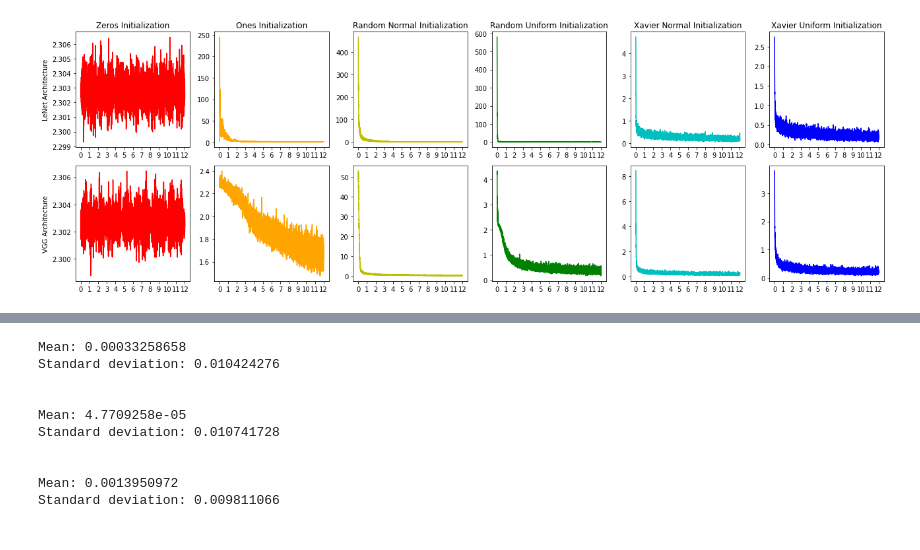
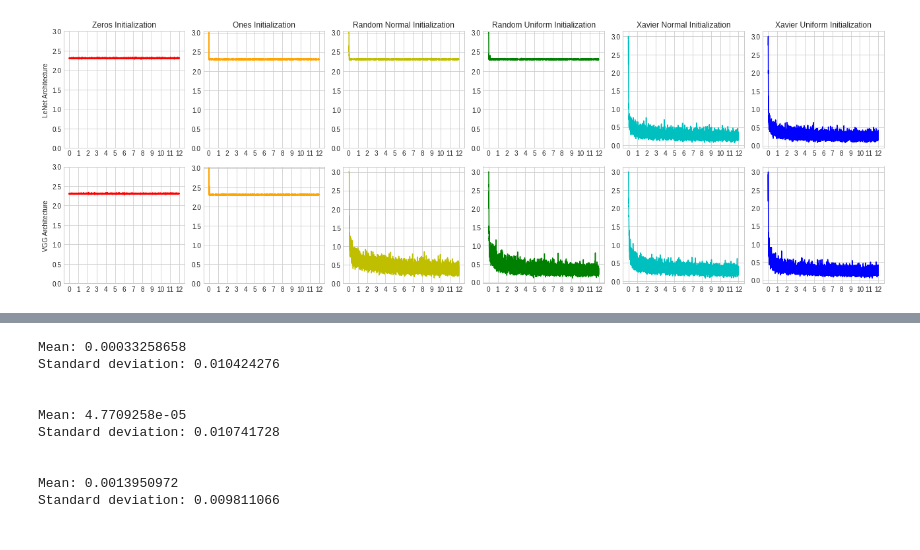
Before and after one commit to j93hahn/neural-networks, a Jupyter notebook: results/visualizer.ipynb, the cells around one changed output, grey strips where cells are left out. Cells and saved outputs as stored; diff of their text form; code cells hidden in the pictures.

```diff
--- a/results/visualizer.ipynb
+++ b/results/visualizer.ipynb
@@ -4,3 +4,5 @@ import matplotlib.pyplot as plt
 import numpy as np
 
 import torch
+
+plt.style.use('seaborn-whitegrid')
@@ -7,68 +66,67 @@ import torch
 # %%
 # generate loss plots for LeNet model on different weight initialization methods
+fig, axs = plt.subplots(2, 6, figsize=(18, 6))
+xs = np.arange(12 * 600)
 
-lenet_loss_z = np.load('experiments/weightinit/lenet-zeros-bn/loss.npy')
-lenet_loss_o = np.load('experiments/weightinit/lenet-ones-bn/loss.npy')
-lenet_loss_n = np.load('experiments/weightinit/lenet-normal-bn/loss.npy')
-lenet_loss_u = np.load('experiments/weightinit/lenet-uniform-bn/loss.npy')
-lenet_loss_xn = np.load('experiments/weightinit/lenet-xaviernorm-bn/loss.npy')
-lenet_loss_xu = np.load('experiments/weightinit/lenet-xavieruniform-bn/loss.npy')
-
-vgg_loss_z = np.load('experiments/weightinit/vgg-zeros-bn/loss.npy')
-vgg_loss_o = np.load('experiments/weightinit/vgg-ones-bn/loss.npy')
-vgg_loss_n = np.load('experiments/weightinit/vgg-normal-bn/loss.npy')
-vgg_loss_u = np.load('experiments/weightinit/vgg-uniform-bn/loss.npy')
-vgg_loss_xn = np.load('experiments/weightinit/vgg-xaviernorm-bn/loss.npy')
-vgg_loss_xu = np.load('experiments/weightinit/vgg-xavieruniform-bn/loss.npy')
-
-fig, axs = plt.subplots(2, 6, figsize=(18, 6))
+#make_plot(axs[0,0], np.arange(0, 12*600), lenet_loss_z.reshape(-1))
 
 axs[0,0].plot(lenet_loss_z.reshape(-1), color='r')
 axs[0,0].set_title("Zeros Initialization")
 axs[0,0].set_ylabel("LeNet Architecture")
 axs[0,0].set_xticks(np.linspace(0, 12*600, 13), labels=np.arange(0, 13))
+axs[0,0].set_yticks(np.linspace(0, 3, 7))
 
 axs[1,0].plot(vgg_loss_z.reshape(-1), color='r')
 axs[1,0].set_ylabel("VGG Architecture")
 axs[1,0].set_xticks(np.linspace(0, 12*600, 13), labels=np.arange(0, 13))
+axs[1,0].set_yticks(np.linspace(0, 3, 7))
 
 axs[0,1].plot(lenet_loss_o.reshape(-1), color='orange')
 axs[0,1].set_title("Ones Initialization")
 axs[0,1].set_xticks(np.linspace(0, 12*600, 13), labels=np.arange(0, 13))
+axs[0,1].set_yticks(np.linspace(0, 3, 7))
 
 axs[1,1].plot(vgg_loss_o.reshape(-1), color='orange')
 axs[1,1].set_xticks(np.linspace(0, 12*600, 13), labels=np.arange(0, 13))
+axs[1,1].set_yticks(np.linspace(0, 3, 7))
 
 axs[0,2].plot(lenet_loss_n.reshape(-1), color='y')
 axs[0,2].set_title("Random Normal Initialization")
 axs[0,2].set_xticks(np.linspace(0, 12*600, 13), labels=np.arange(0, 13))
+axs[0,2].set_yticks(np.linspace(0, 3, 7))
 
 axs[1,2].plot(vgg_loss_n.reshape(-1), color='y')
 axs[1,2].set_xticks(np.linspace(0, 12*600, 13), labels=np.arange(0, 13))
+axs[1,2].set_yticks(np.linspace(0, 3, 7))
 
 axs[0,3].plot(lenet_loss_u.reshape(-1), color='g')
 axs[0,3].set_title("Random Uniform Initialization")
 axs[0,3].set_xticks(np.linspace(0, 12*600, 13), labels=np.arange(0, 13))
+axs[0,3].set_yticks(np.linspace(0, 3, 7))
 
 axs[1,3].plot(vgg_loss_u.reshape(-1), color='g')
 axs[1,3].set_xticks(np.linspace(0, 12*600, 13), labels=np.arange(0, 13))
+axs[1,3].set_yticks(np.linspace(0, 3, 7))
 
 axs[0,4].plot(lenet_loss_xn.reshape(-1), color='c')
 axs[0,4].set_title("Xavier Normal Initialization")
 axs[0,4].set_xticks(np.linspace(0, 12*600, 13), labels=np.arange(0, 13))
 
 axs[1,4].plot(vgg_loss_xn.reshape(-1), color='c')
 axs[1,4].set_xticks(np.linspace(0, 12*600, 13), labels=np.arange(0, 13))
 
 axs[0,5].plot(lenet_loss_xu.reshape(-1), color='b')
 axs[0,5].set_title("Xavier Uniform Initialization")
 axs[0,5].set_xticks(np.linspace(0, 12*600, 13), labels=np.arange(0, 13))
 
+
+#make_plot(axs[1,5], np.arange(0, 12*600), lenet_loss_z.reshape(-1))
 axs[1,5].plot(vgg_loss_xu.reshape(-1), color='b')
 axs[1,5].set_xticks(np.linspace(0, 12*600, 13), labels=np.arange(0, 13))
+axs[1,5].set_yticks(np.linspace(0, 3, 7))
 
 fig.tight_layout()
-#plt.savefig('experiments/weightinit/combined-losses.png', dpi=300)
+plt.savefig('experiments/weightinit/combined-losses.png', dpi=300)
 plt.show()
 # %% [output]
-[figure, old version]
+[figure, new version]
```
Also changed, not shown: parts of 43 cells of this notebook, 19 other files.
